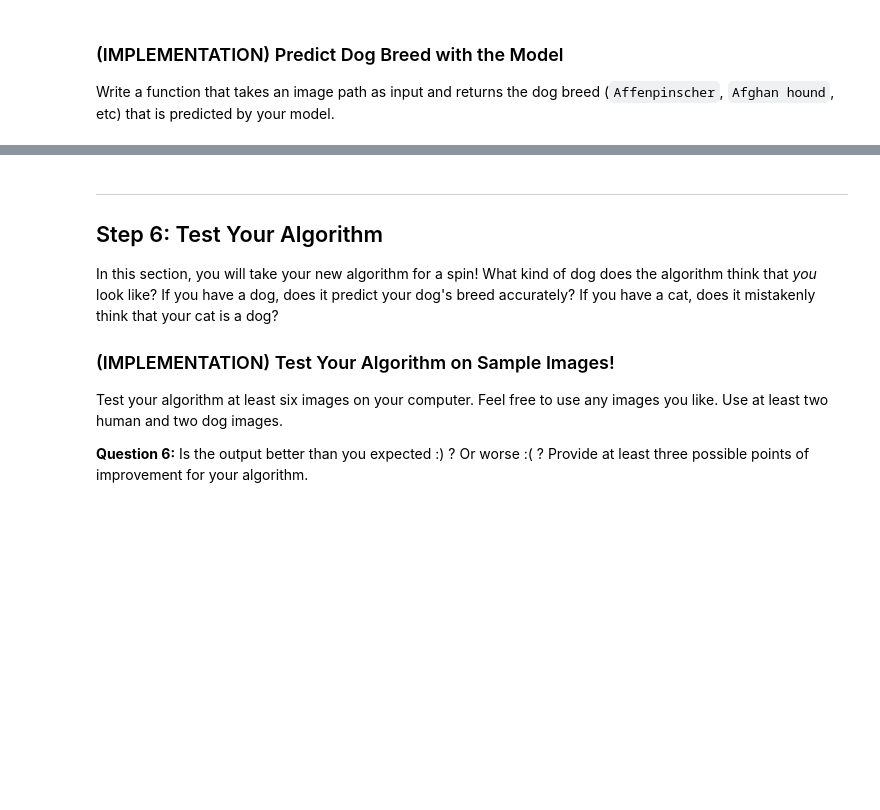
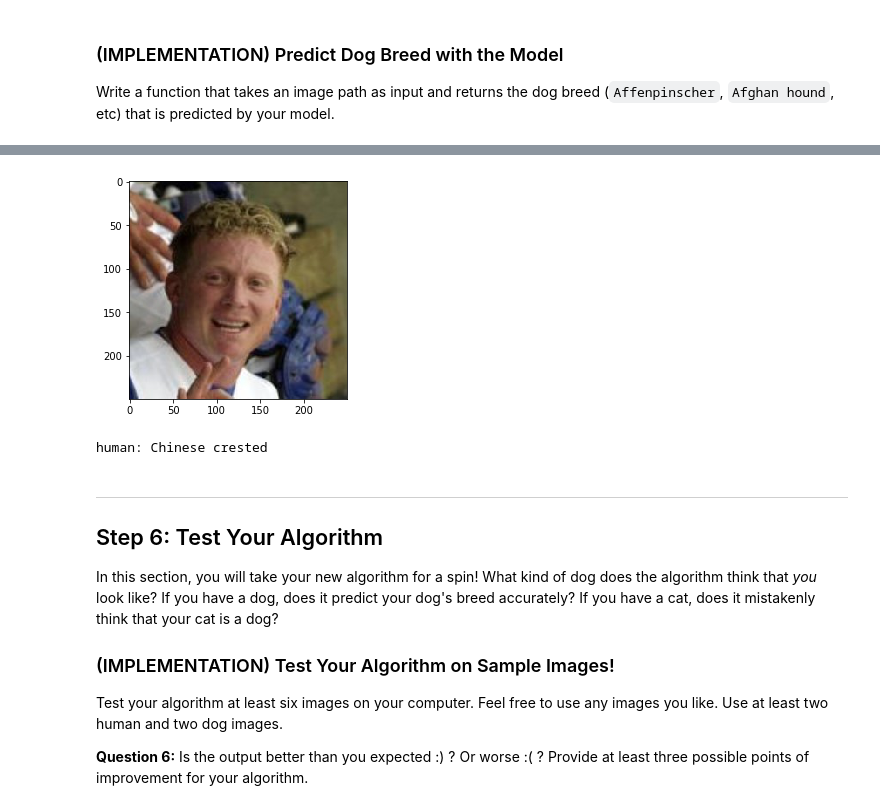
Before and after one commit to sagecodes/dog-breed-classifer, a Jupyter notebook: dog_app.ipynb, the cells around one changed output, grey strips where cells are left out. Saved outputs shown, nothing was run; the diff lists cells and outputs as text; code cells hidden in the pictures; blank space fills up the shorter version.

```diff
--- a/dog_app.ipynb
+++ b/dog_app.ipynb
@@ -982,3 +1003,8 @@ def run_app(img_path):
+# %%
+run_app(human_files_short[1])
+# %% [output]
+[figure, added]
+human: Chinese crested
 # %% [markdown]
 ---
 <a id='step6'></a>
```
Also changed, not shown: parts of 5 cells of this notebook.
